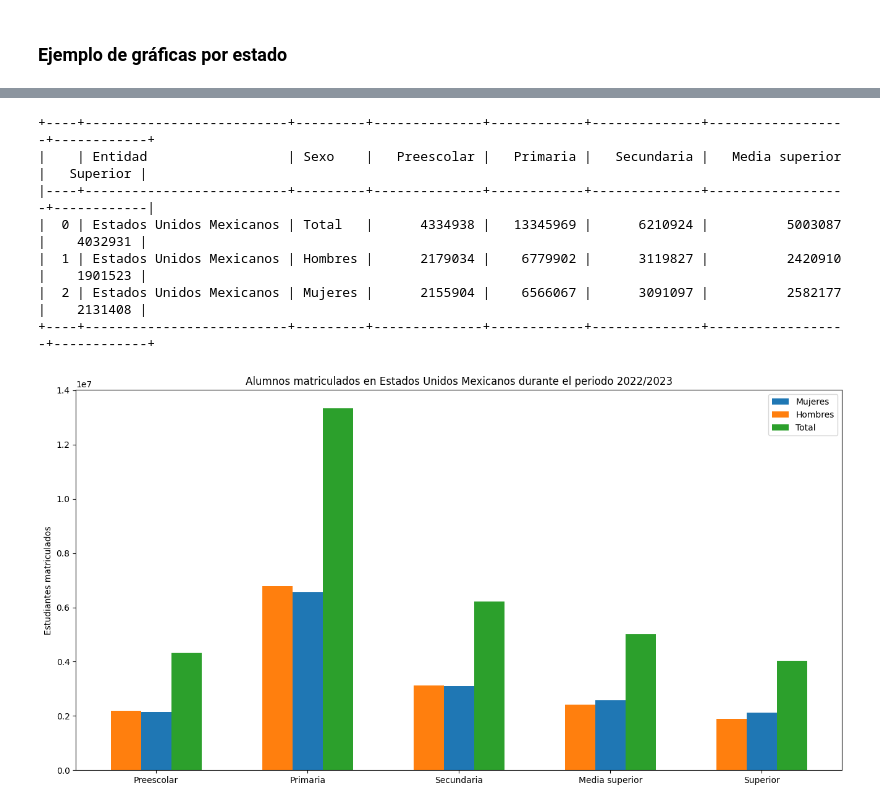
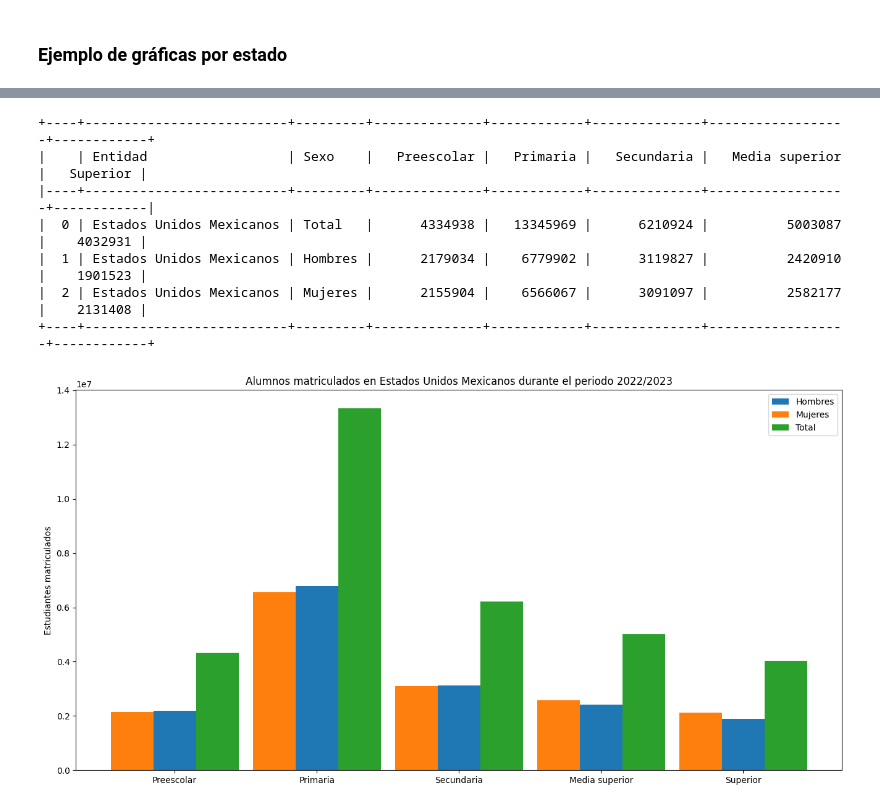
Before and after one commit to eddelojeda/Matriculas_Mexico, a Jupyter notebook: Matriculas-pandas.ipynb, the cells around one changed output, grey strips where cells are left out. Cells and saved outputs as stored; diff of their text form; code cells hidden in the pictures.

```diff
--- a/Matriculas-pandas.ipynb
+++ b/Matriculas-pandas.ipynb
@@ -155,31 +155,36 @@ plot_df('Mujeres','Superior')
 # %% [markdown]
 ### Grafica de los datos por estado
 # %%
-def plot_df_state(estado):
+def plot_df_state(estado,total=False):
     query = "SELECT * FROM matriculas WHERE entidad = " + '"' + estado + '"'
     df_state = fetch_data(query)
     print_table(df_state)
 
-    df_sex_t = df_state.loc[df_state.Sexo == 'Total']
     df_sex_h = df_state.loc[df_state.Sexo == 'Hombres']
     df_sex_m = df_state.loc[df_state.Sexo == 'Mujeres']
 
     x = ['Preescolar','Primaria','Secundaria','Media superior','Superior']
     x_axis = np.arange(len(x))
 
-    yt = np.zeros(len(x))
     yh = np.zeros(len(x))
     ym = np.zeros(len(x))
     for i in range(len(x)):
-        yt[i] = df_sex_t.loc[0][i+2]
         yh[i] = df_sex_h.loc[1][i+2]
         ym[i] = df_sex_m.loc[2][i+2]
 
     with plt.style.context(('ggplot')):
         plt.figure(figsize=(16, 8))
-    plt.bar(x_axis-0.0,ym,0.2, label = 'Mujeres')
-    plt.bar(x_axis-0.2,yh,0.2, label = 'Hombres')
-    plt.bar(x_axis+0.2,yt,0.2, label = 'Total')
+    if total:
+        df_sex_t = df_state.loc[df_state.Sexo == 'Total']
+        yt = np.zeros(len(x))
+        for i in range(len(x)):
+            yt[i] = df_sex_t.loc[0][i+2]
+        plt.bar(x_axis+0,yh,0.3, label = 'Hombres')
+        plt.bar(x_axis-0.3,ym,0.3, label = 'Mujeres')
+        plt.bar(x_axis+0.3,yt,0.3, label = 'Total')
+    else:
+        plt.bar(x_axis+0.2,yh,0.4, label = 'Hombres')
+        plt.bar(x_axis-0.2,ym,0.4, label = 'Mujeres')
     plt.title('Alumnos matriculados en '+estado+' durante el periodo 2022/2023')
     plt.ylabel('Estudiantes matriculados')
     plt.xticks(x_axis, x)
@@ -214,12 +219,12 @@ plot_df_state(estado)
 # %%
 estado = 'Estados Unidos Mexicanos'
-plot_df_state(estado)
+plot_df_state(estado,total=True)
 # %% [output]
 +----+--------------------------+---------+--------------+------------+--------------+------------------+------------+
 |    | Entidad                  | Sexo    |   Preescolar |   Primaria |   Secundaria |   Media superior |   Superior |
 |----+--------------------------+---------+--------------+------------+--------------+------------------+------------|
 |  0 | Estados Unidos Mexicanos | Total   |      4334938 |   13345969 |      6210924 |          5003087 |    4032931 |
 |  1 | Estados Unidos Mexicanos | Hombres |      2179034 |    6779902 |      3119827 |          2420910 |    1901523 |
 |  2 | Estados Unidos Mexicanos | Mujeres |      2155904 |    6566067 |      3091097 |          2582177 |    2131408 |
 +----+--------------------------+---------+--------------+------------+--------------+------------------+------------+
-[figure, old version]
+[figure, new version]
```
Also changed, not shown: parts of 2 cells of this notebook.
